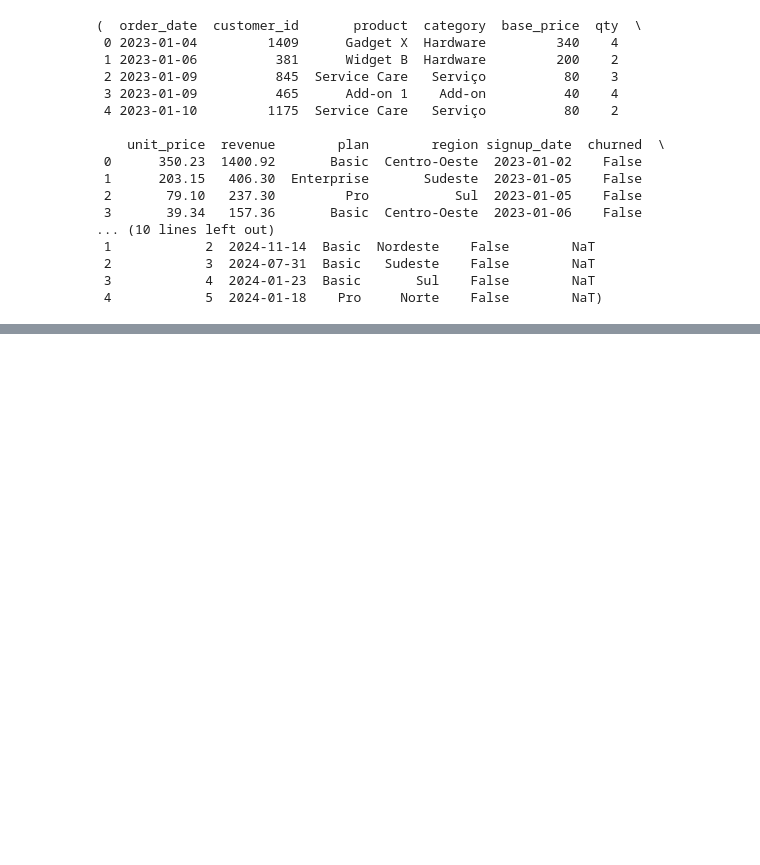
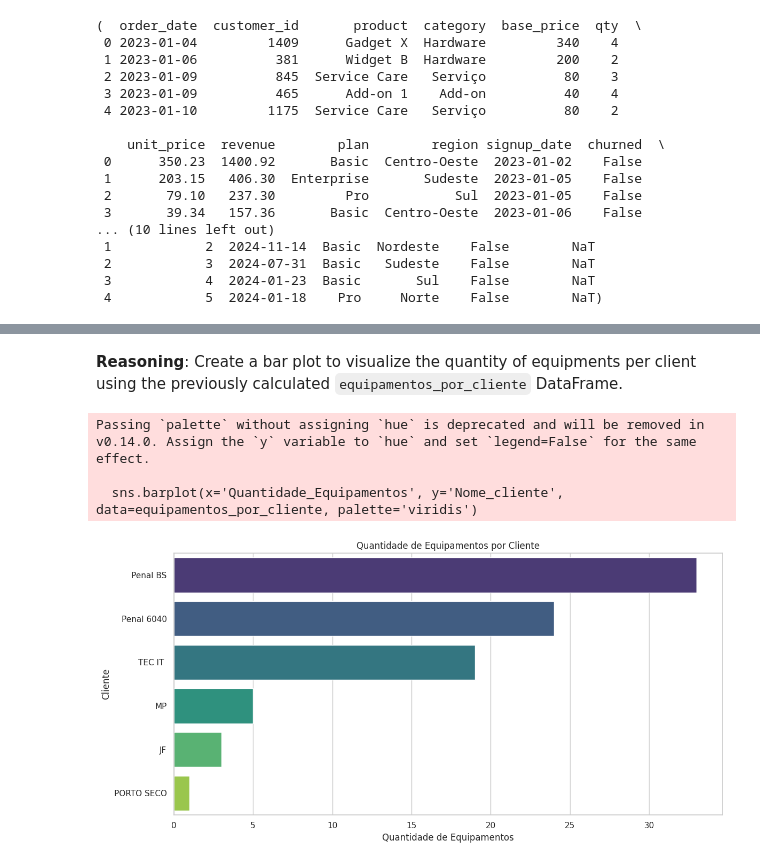
Before and after one commit to prospeccaoagenda08-hub/Projeto_Final_Analytics_abueno, a Jupyter notebook: Arquivo_Final_index.ipynb, the cells around one changed output, grey strips where cells are left out. Drawn from its saved outputs; the diff is of its cells as text; code cells hidden in the pictures; blank space fills up the shorter version.

```diff
--- a/Arquivo_Final_index.ipynb
+++ b/Arquivo_Final_index.ipynb
@@ -871,0 +1068,9 @@ plt.legend(); plt.tight_layout(); plt.show()
+# %%
+df_contratos1['Colunas1'] = df_contratos1['Colunas1'].fillna(0).astype(int)
+df_contratos1['Nome_cliente'] = df_contratos1['Nome_cliente'].fillna('Desconhecido')
+df_contratos1['UF'] = df_contratos1['UF'].fillna('Desconhecido')
+
+# Drop columns with mostly null values that are not relevant to the analysis
+df_contratos1.drop(columns=['Unnamed: 9', 'Unnamed: 11', 'STATUS'], inplace=True)
+
+df_contratos1.info()
@@ -871,0 +1103,4 @@ plt.legend(); plt.tight_layout(); plt.show()
+# %%
+equipamentos_por_cliente = df_contratos1.groupby('Nome_cliente').size().reset_index(name='Quantidade_Equipamentos')
+equipamentos_por_cliente = equipamentos_por_cliente.sort_values(by='Quantidade_Equipamentos', ascending=False)
+display(equipamentos_por_cliente.head())
@@ -871,0 +1172,19 @@ plt.legend(); plt.tight_layout(); plt.show()
+# %% [markdown]
+**Reasoning**:
+Create a bar plot to visualize the quantity of equipments per client using the previously calculated `equipamentos_por_cliente` DataFrame.
+# %%
+import matplotlib.pyplot as plt
+import seaborn as sns
+
+plt.figure(figsize=(12, 6))
+sns.barplot(x='Quantidade_Equipamentos', y='Nome_cliente', data=equipamentos_por_cliente, palette='viridis')
+plt.title('Quantidade de Equipamentos por Cliente')
+plt.xlabel('Quantidade de Equipamentos')
+plt.ylabel('Cliente')
+plt.tight_layout()
+plt.show()
+# %% [output]
+Passing `palette` without assigning `hue` is deprecated and will be removed in v0.14.0. Assign the `y` variable to `hue` and set `legend=False` for the same effect.
+
+  sns.barplot(x='Quantidade_Equipamentos', y='Nome_cliente', data=equipamentos_por_cliente, palette='viridis')
+[figure, added]
```
Also changed, not shown: parts of 70 cells of this notebook.
